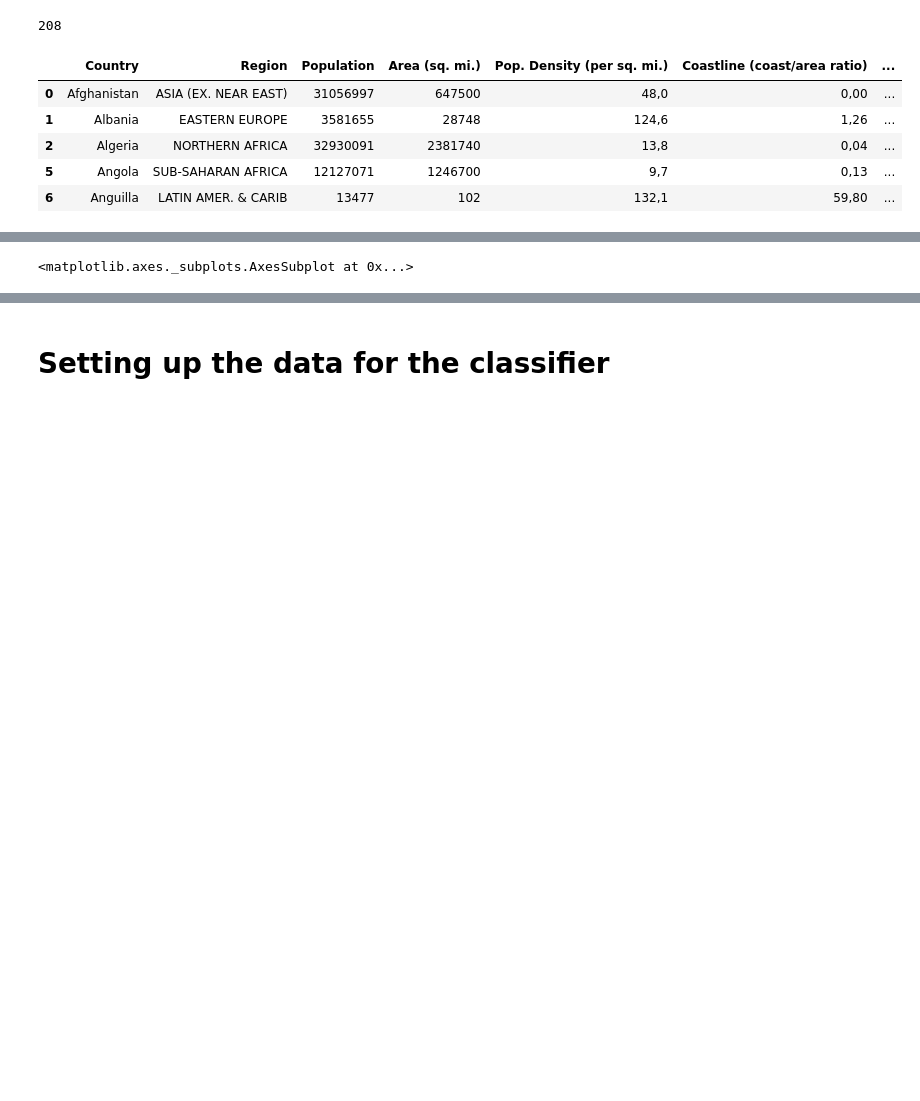
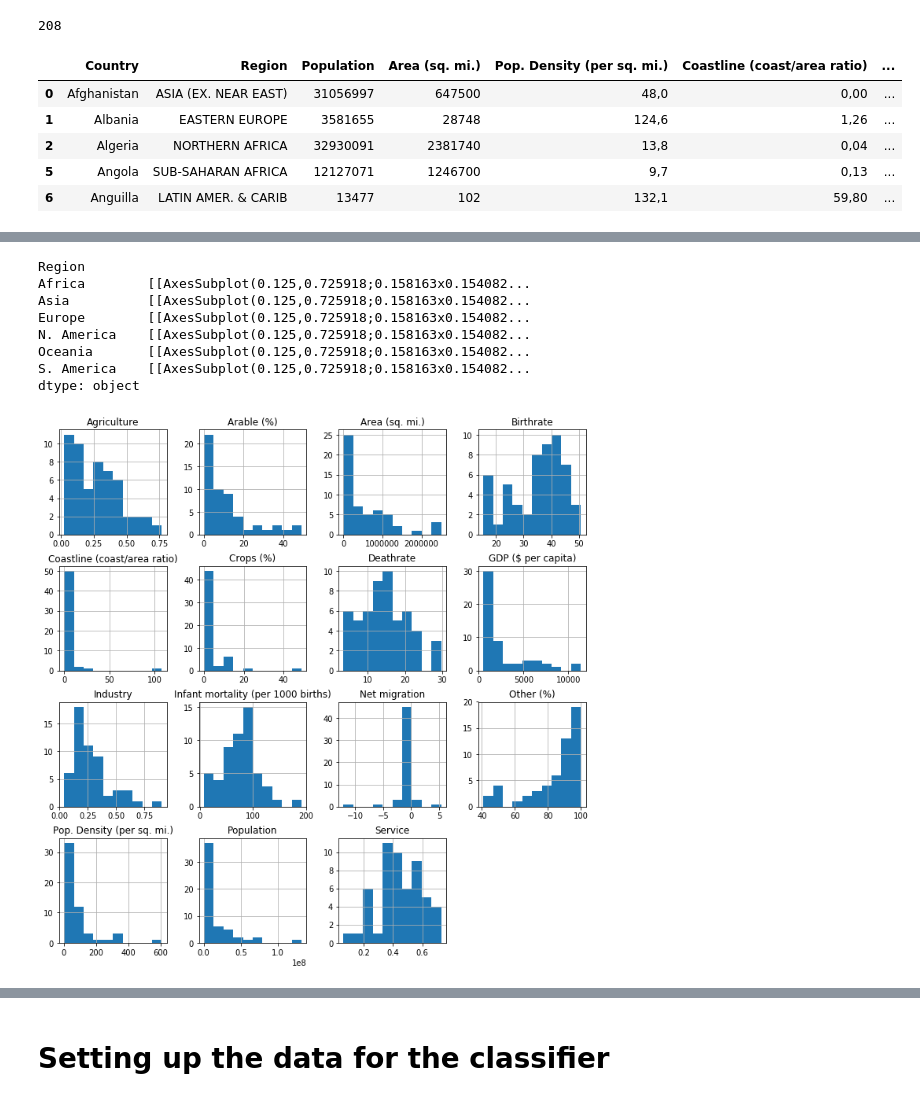
Before and after one commit to amitrani6/Naive_Bayes_Classifier_Coutries, a Jupyter notebook: Naive Bayes Classifier Continents.ipynb, the cells around one changed output, grey strips where cells are left out. Saved outputs shown, nothing was run; the diff lists cells and outputs as text; code cells hidden in the pictures; blank space fills up the shorter version.

```diff
--- a/Naive Bayes Classifier Continents.ipynb
+++ b/Naive Bayes Classifier Continents.ipynb
@@ -155,7 +159,7 @@ Name: Region, dtype: int64
 # %%
 #countries_clean[countries_clean['Region'] == 'NEAR EAST                          ']
 # %%
-countries_clean.replace({'Region':{'ASIA (EX. NEAR EAST)         ': 'Asia',
+countries_clean = countries_clean.replace({'Region':{'ASIA (EX. NEAR EAST)         ': 'Asia',
                                    'C.W. OF IND. STATES': 'Asia',
                                    'C.W. OF IND. STATES ': 'Asia',
                                    'ASIA (EX. NEAR EAST)         ': 'Asia',
@@ -170,4 +174,4 @@ countries_clean.replace({'Region':{'ASIA (EX. NEAR EAST)         ': 'Asia',
                                    'NORTHERN AMERICA                   ': 'N. America'
 
 
-}}).Region.value_counts()
+}})
@@ -181,0 +187,13 @@ Name: Region, dtype: int64
+# %%
+countries_clean['Pop. Density (per sq. mi.)'] = countries_clean['Pop. Density (per sq. mi.)'].str.replace(',', '.').astype(float)
+countries_clean['Coastline (coast/area ratio)'] = countries_clean['Coastline (coast/area ratio)'].str.replace(',', '.').astype(float)
+countries_clean['Net migration'] = countries_clean['Net migration'].str.replace(',', '.').astype(float)
+countries_clean['Infant mortality (per 1000 births)'] = countries_clean['Infant mortality (per 1000 births)'].str.replace(',', '.').astype(float)
+countries_clean['Arable (%)'] = countries_clean['Arable (%)'].str.replace(',', '.').astype(float)
+countries_clean['Crops (%)'] = countries_clean['Crops (%)'].str.replace(',', '.').astype(float)
+countries_clean['Other (%)'] = countries_clean['Other (%)'].str.replace(',', '.').astype(float)
+countries_clean['Birthrate'] = countries_clean['Birthrate'].str.replace(',', '.').astype(float)
+countries_clean['Deathrate'] = countries_clean['Deathrate'].str.replace(',', '.').astype(float)
+countries_clean['Agriculture'] = countries_clean['Agriculture'].str.replace(',', '.').astype(float)
+countries_clean['Industry'] = countries_clean['Industry'].str.replace(',', '.').astype(float)
+countries_clean['Service'] = countries_clean['Service'].str.replace(',', '.').astype(float)
@@ -182,4 +209,12 @@ Name: Region, dtype: int64
 # %%
-countries_clean.Region.hist(figsize=(12, 12))
+countries_clean.groupby('Region').hist(figsize=(12, 12))
 # %% [output]
-<matplotlib.axes._subplots.AxesSubplot at 0x...>
+Region
+Africa        [[AxesSubplot(0.125,0.725918;0.158163x0.154082...
+Asia          [[AxesSubplot(0.125,0.725918;0.158163x0.154082...
+Europe        [[AxesSubplot(0.125,0.725918;0.158163x0.154082...
+N. America    [[AxesSubplot(0.125,0.725918;0.158163x0.154082...
+Oceania       [[AxesSubplot(0.125,0.725918;0.158163x0.154082...
+S. America    [[AxesSubplot(0.125,0.725918;0.158163x0.154082...
+dtype: object
+[figure, added]
```
Also changed, not shown: parts of 12 cells of this notebook.
